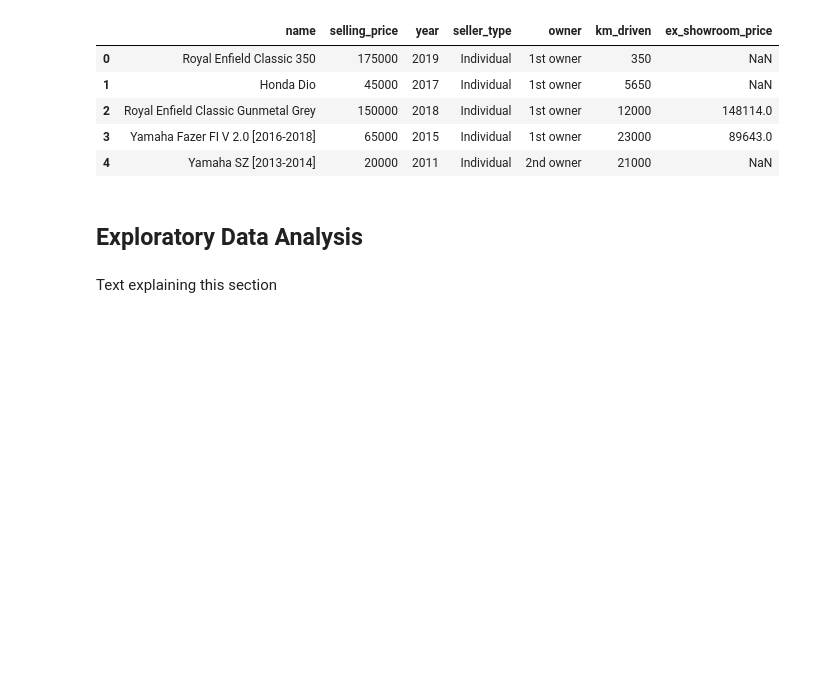
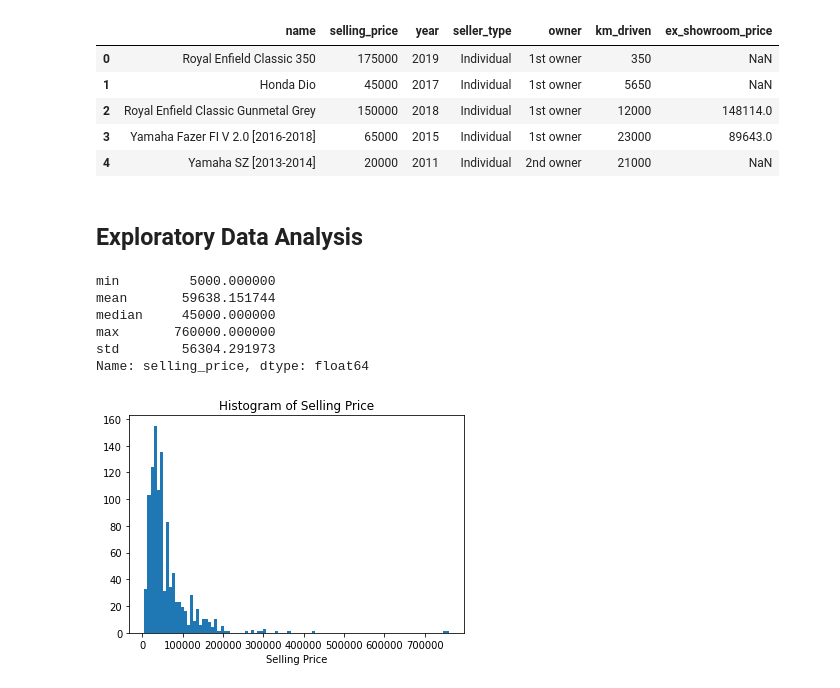
Before and after one commit to xaviergenelin/Motorcycle-Sale-Analysis, a Jupyter notebook: motorcycleAnalysis.ipynb, the cells around one changed output. Cells and saved outputs as stored; diff of their text form; code cells hidden in the pictures; blank space fills up the shorter version.

```diff
--- a/motorcycleAnalysis.ipynb
+++ b/motorcycleAnalysis.ipynb
@@ -19,5 +20,22 @@ df.head(5)
 | 4 | Yamaha SZ [2013-2014] | 20000 | 2011 | Individual | 2nd owner | 21000 | NaN |
 # %% [markdown]
 ## Exploratory Data Analysis
-# %% [markdown]
-Text explaining this section
+# %%
+# overall summaries of selling price
+df['selling_price'].agg(['min', 'mean', 'median', 'max', 'std'])
+# %% [output]
+min         5000.000000
+mean       59638.151744
+median     45000.000000
+max       760000.000000
+std        56304.291973
+Name: selling_price, dtype: float64
+# %%
+# histogram of selling price
+plt.hist(df['selling_price'], bins = 100)
+plt.title('Histogram of Selling Price')
+plt.xlabel('Selling Price')
+plt.show()
+plt.close()
+# %% [output]
+[figure, added]
```
Also changed, not shown: parts of 17 cells of this notebook.
